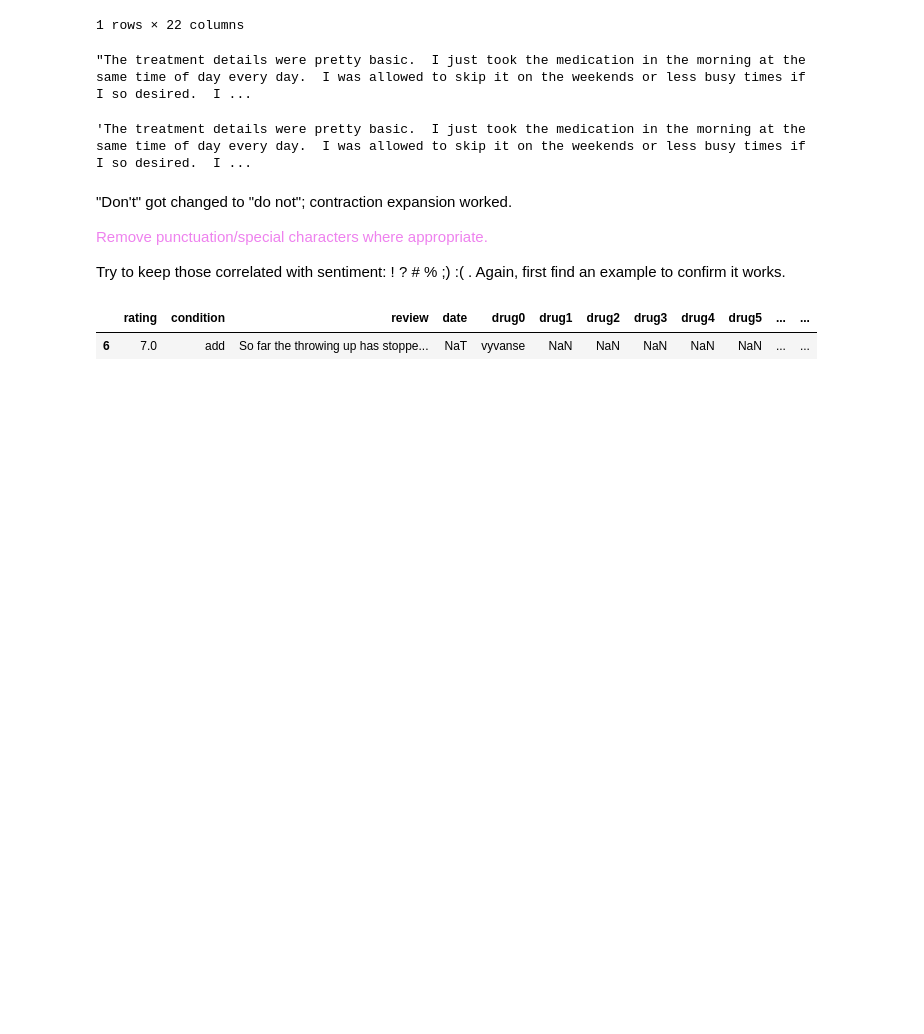
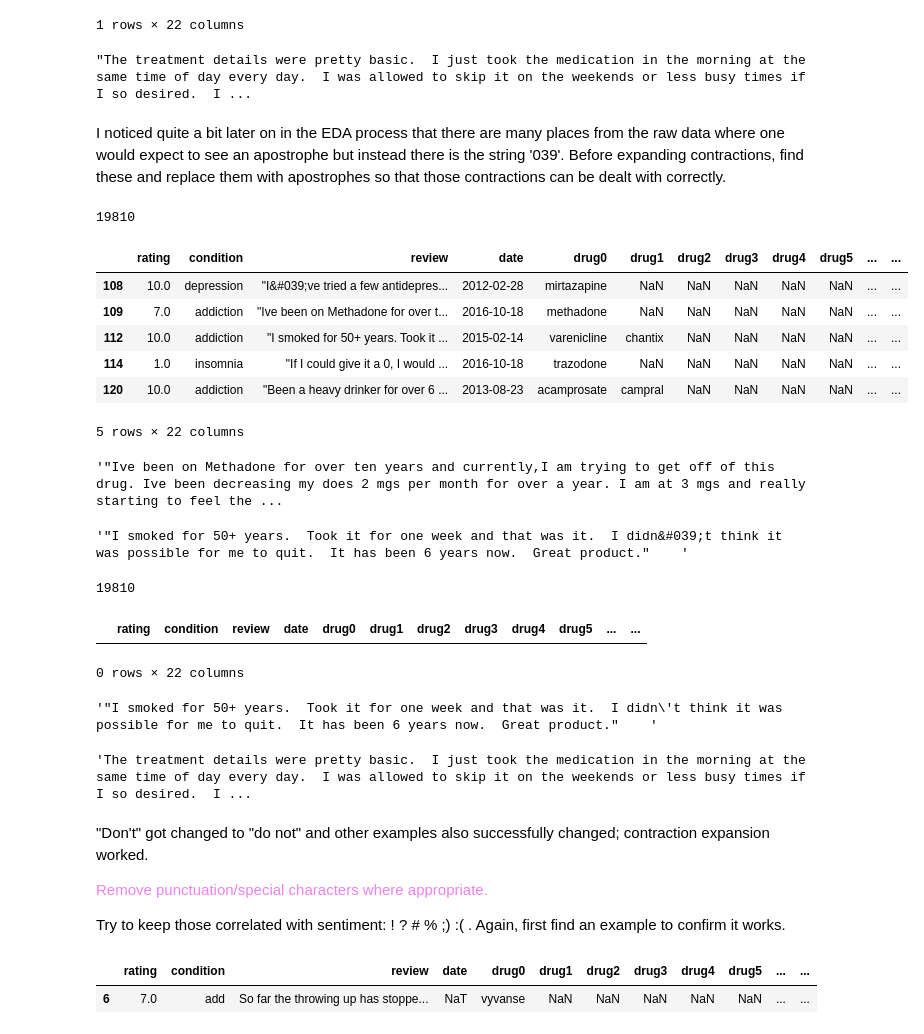
Before and after one commit to fractaldatalearning/psychedelic_efficacy, a Jupyter notebook: notebooks/3-kl-studies-early-eda-parse.ipynb, the cells around one changed output. Saved outputs shown, nothing was run; the diff lists cells and outputs as text; code cells hidden in the pictures; blank space fills up the shorter version.

```diff
--- a/notebooks/3-kl-studies-early-eda-parse.ipynb
+++ b/notebooks/3-kl-studies-early-eda-parse.ipynb
@@ -579,8 +579,48 @@ df[df['review'].str.find("'")!=-1].head(1)
 |  | rating | condition | review | date | drug0 | drug1 | drug2 | drug3 | drug4 | drug5 | ... | ... |
 | 9 | 8.0 | adhd | The treatment details were pretty... | NaT | concerta | NaN | NaN | NaN | NaN | NaN | ... | ... |
 1 rows × 22 columns
-# %%
-df.review[9]
-# %% [output]
-"The treatment details were pretty basic.  I just took the medication in the morning at the same time of day every day.  I was allowed to skip it on the weekends or less busy times if I so desired.  I ...
+# %%
+df.review[9]
+# %% [output]
+"The treatment details were pretty basic.  I just took the medication in the morning at the same time of day every day.  I was allowed to skip it on the weekends or less busy times if I so desired.  I ...
+# %% [markdown]
+I noticed quite a bit later on in the EDA process that there are many places from the raw data where one would expect to see an apostrophe but instead there is the string '039'. Before expanding contractions, find these and replace them with apostrophes so that those contractions can be dealt with correctly.
+# %%
+len(df[df['review'].str.find('039')!=-1])
+# %% [output]
+19810
+# %%
+df[df['review'].str.find('039')!=-1].head()
+# %% [output]
+|  | rating | condition | review | date | drug0 | drug1 | drug2 | drug3 | drug4 | drug5 | ... | ... |
+| 108 | 10.0 | depression | "I&#039;ve tried a few antidepres... | 2012-02-28 | mirtazapine | NaN | NaN | NaN | NaN | NaN | ... | ... |
+| 109 | 7.0 | addiction | "Ive been on Methadone for over t... | 2016-10-18 | methadone | NaN | NaN | NaN | NaN | NaN | ... | ... |
+| 112 | 10.0 | addiction | "I smoked for 50+ years. Took it ... | 2015-02-14 | varenicline | chantix | NaN | NaN | NaN | NaN | ... | ... |
+| 114 | 1.0 | insomnia | "If I could give it a 0, I would ... | 2016-10-18 | trazodone | NaN | NaN | NaN | NaN | NaN | ... | ... |
+| 120 | 10.0 | addiction | "Been a heavy drinker for over 6 ... | 2013-08-23 | acamprosate | campral | NaN | NaN | NaN | NaN | ... | ... |
+5 rows × 22 columns
+# %%
+df.review[109]
+# %% [output]
+'"Ive been on Methadone for over ten years and currently,I am trying to get off of this drug. Ive been decreasing my does 2 mgs per month for over a year. I am at 3 mgs and really starting to feel the ...
+# %%
+df.review[112]
+# %% [output]
+'"I smoked for 50+ years.  Took it for one week and that was it.  I didn&#039;t think it was possible for me to quit.  It has been 6 years now.  Great product."    '
+# %%
+# Actually, it's &#039; Is that always the case?
+len(df[df['review'].str.find('&#039;')!=-1])
+# %% [output]
+19810
+# %%
+# Wherever it appears in a review, replace this string with an apostrophe
+df['review'] = df.review.str.replace('&#039;', "'")
+df[df['review'].str.find('&#039;')!=-1]
+# %% [output]
+|  | rating | condition | review | date | drug0 | drug1 | drug2 | drug3 | drug4 | drug5 | ... | ... |
+0 rows × 22 columns
+# %%
+df.review[112]
+# %% [output]
+'"I smoked for 50+ years.  Took it for one week and that was it.  I didn\'t think it was possible for me to quit.  It has been 6 years now.  Great product."    '
 # %%
@@ -589,7 +630,7 @@ df.review[9]
 # %% [output]
 'The treatment details were pretty basic.  I just took the medication in the morning at the same time of day every day.  I was allowed to skip it on the weekends or less busy times if I so desired.  I ...
 # %% [markdown]
-"Don't" got changed to "do not"; contraction expansion worked.
+"Don't" got changed to "do not" and other examples also successfully changed; contraction expansion worked.
 
 <font color='violet'> Remove punctuation/special characters where appropriate.
 
```
Also changed, not shown: parts of 7 cells of this notebook, 2 other files.
